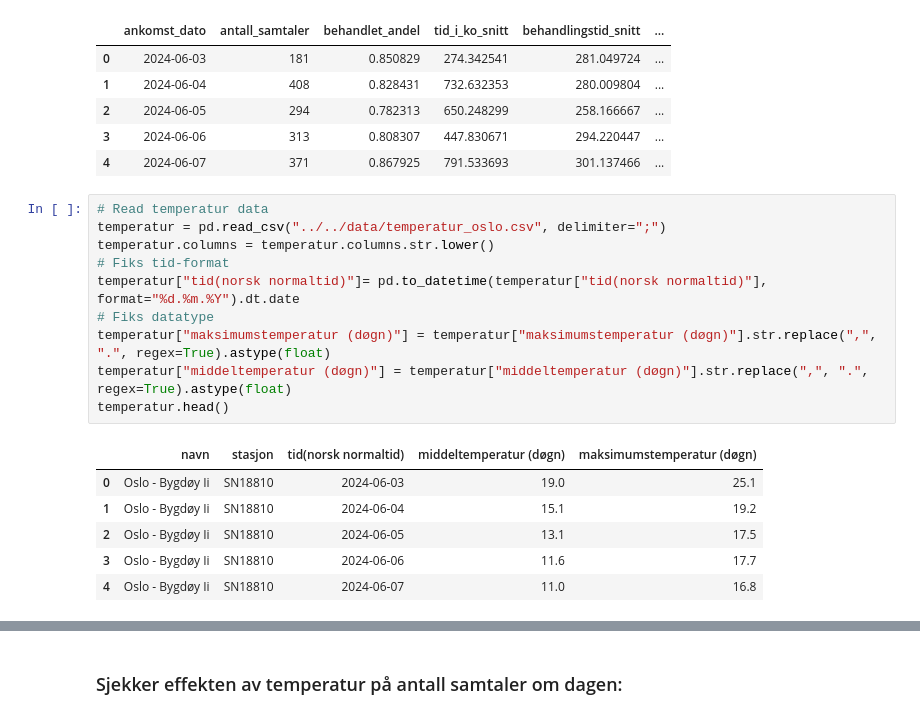
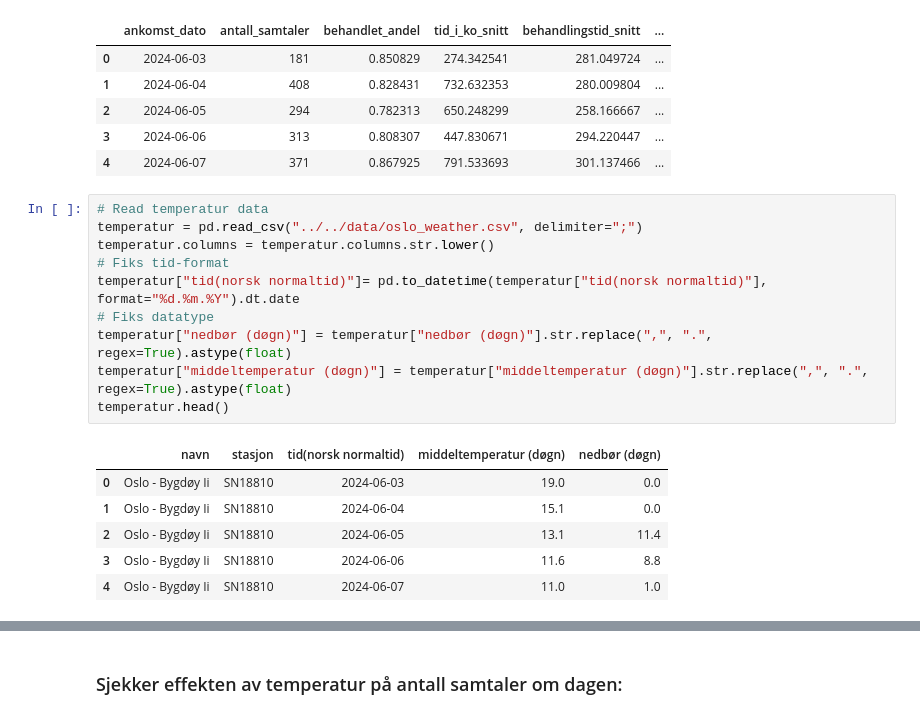
Before and after one commit to adnerolstad-klp/inngangsanalyse, a Jupyter notebook: code/notebooks/02_intro_analysis_testing.ipynb, the cells around one changed output, grey strips where cells are left out. Drawn from its saved outputs; the diff is of its cells as text.

```diff
--- a/code/notebooks/02_agg_analysis.ipynb
+++ b/code/notebooks/02_intro_analysis_testing.ipynb
@@ -384,21 +386,21 @@ df_.head()
 | 4 | 2024-06-07 | 371 | 0.867925 | 791.533693 | 301.137466 | ... |
 # %%
 # Read temperatur data
-temperatur = pd.read_csv("../../data/temperatur_oslo.csv", delimiter=";")
+temperatur = pd.read_csv("../../data/oslo_weather.csv", delimiter=";")
 temperatur.columns = temperatur.columns.str.lower()
 # Fiks tid-format
 temperatur["tid(norsk normaltid)"]= pd.to_datetime(temperatur["tid(norsk normaltid)"], format="%d.%m.%Y").dt.date
 # Fiks datatype
-temperatur["maksimumstemperatur (døgn)"] = temperatur["maksimumstemperatur (døgn)"].str.replace(",", ".", regex=True).astype(float)
+temperatur["nedbør (døgn)"] = temperatur["nedbør (døgn)"].str.replace(",", ".", regex=True).astype(float)
 temperatur["middeltemperatur (døgn)"] = temperatur["middeltemperatur (døgn)"].str.replace(",", ".", regex=True).astype(float)
 temperatur.head()
 # %% [output]
-|  | navn | stasjon | tid(norsk normaltid) | middeltemperatur (døgn) | maksimumstemperatur (døgn) |
-| 0 | Oslo - Bygdøy Ii | SN18810 | 2024-06-03 | 19.0 | 25.1 |
-| 1 | Oslo - Bygdøy Ii | SN18810 | 2024-06-04 | 15.1 | 19.2 |
-| 2 | Oslo - Bygdøy Ii | SN18810 | 2024-06-05 | 13.1 | 17.5 |
-| 3 | Oslo - Bygdøy Ii | SN18810 | 2024-06-06 | 11.6 | 17.7 |
-| 4 | Oslo - Bygdøy Ii | SN18810 | 2024-06-07 | 11.0 | 16.8 |
+|  | navn | stasjon | tid(norsk normaltid) | middeltemperatur (døgn) | nedbør (døgn) |
+| 0 | Oslo - Bygdøy Ii | SN18810 | 2024-06-03 | 19.0 | 0.0 |
+| 1 | Oslo - Bygdøy Ii | SN18810 | 2024-06-04 | 15.1 | 0.0 |
+| 2 | Oslo - Bygdøy Ii | SN18810 | 2024-06-05 | 13.1 | 11.4 |
+| 3 | Oslo - Bygdøy Ii | SN18810 | 2024-06-06 | 11.6 | 8.8 |
+| 4 | Oslo - Bygdøy Ii | SN18810 | 2024-06-07 | 11.0 | 1.0 |
 # %%
 # Merge kundedata med temperatur
 df_ext = pd.merge(df_, temperatur, left_on="ankomst_dato", right_on="tid(norsk normaltid)", how="left")
```
Also changed, not shown: parts of 15 cells of this notebook, 1 other file.
